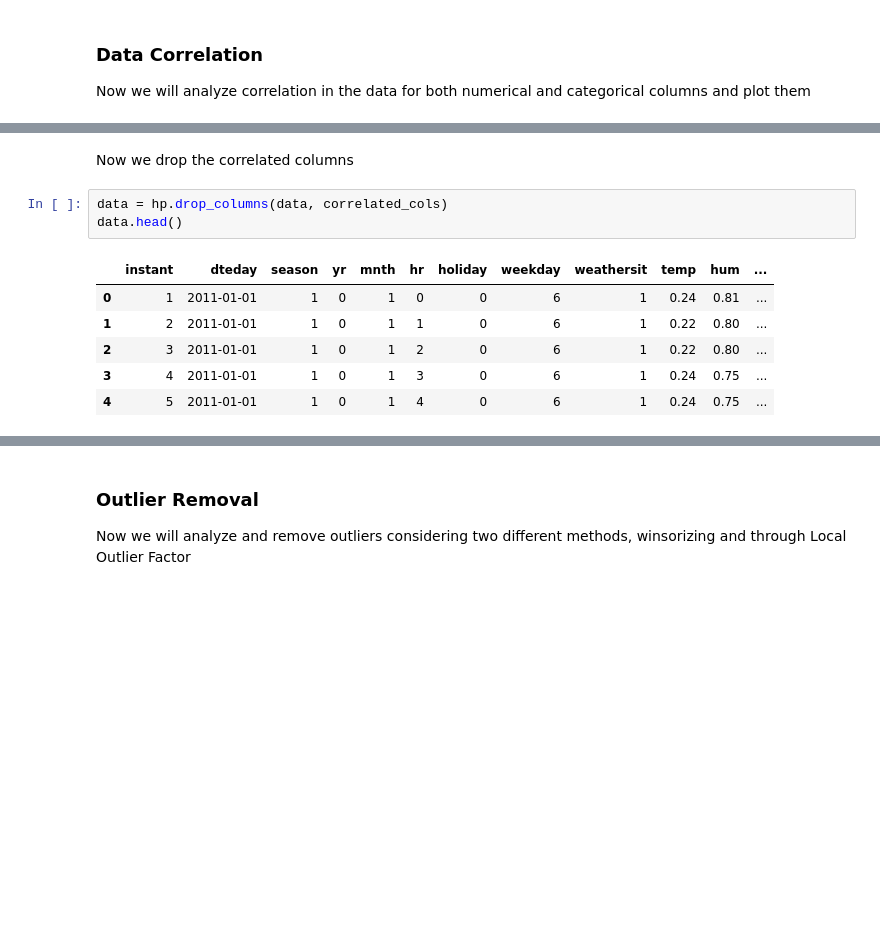
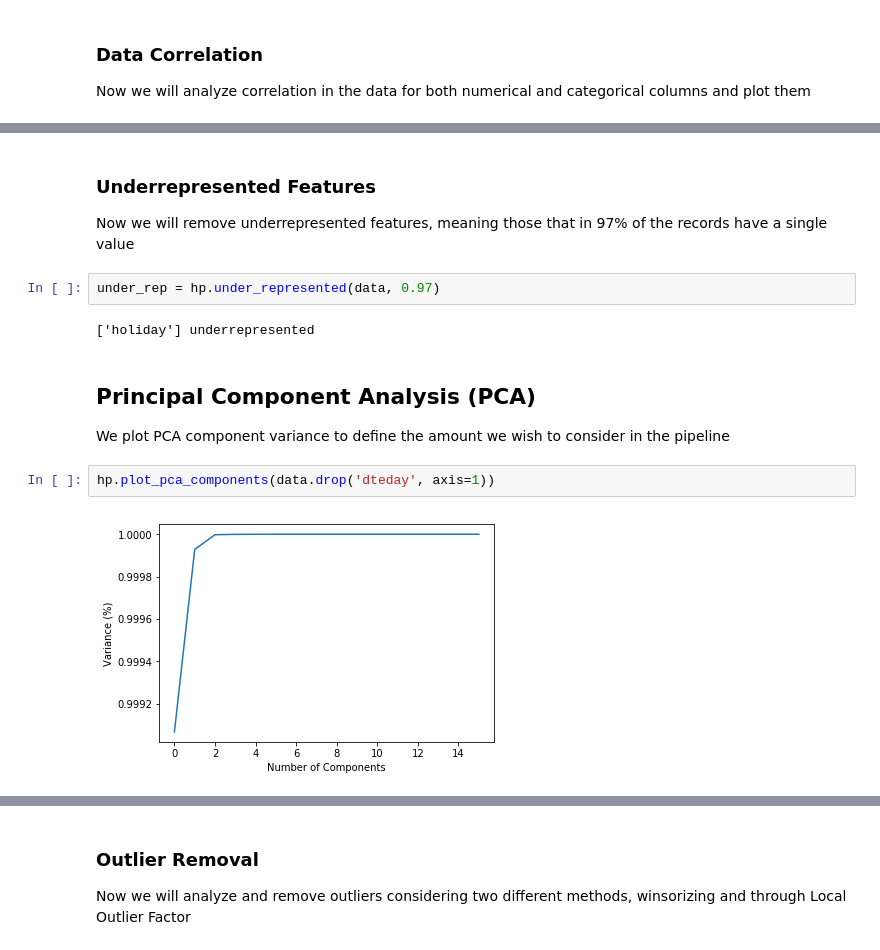
Before and after one commit to akoury/ml-helper, a Jupyter notebook: Regression.ipynb, the cells around one changed output, grey strips where cells are left out. Drawn from its saved outputs; the diff is of its cells as text; blank space fills up the shorter version.

```diff
--- a/Regression.ipynb
+++ b/Regression.ipynb
@@ -593,12 +413,16 @@ The following columns are correlated with a threshold of 0.9: ['workingday', 'at
-# %% [markdown]
-Now we drop the correlated columns
-# %%
-data = hp.drop_columns(data, correlated_cols)
-data.head()
-# %% [output]
-|  | instant | dteday | season | yr | mnth | hr | holiday | weekday | weathersit | temp | hum | ... |
-| 0 | 1 | 2011-01-01 | 1 | 0 | 1 | 0 | 0 | 6 | 1 | 0.24 | 0.81 | ... |
-| 1 | 2 | 2011-01-01 | 1 | 0 | 1 | 1 | 0 | 6 | 1 | 0.22 | 0.80 | ... |
-| 2 | 3 | 2011-01-01 | 1 | 0 | 1 | 2 | 0 | 6 | 1 | 0.22 | 0.80 | ... |
-| 3 | 4 | 2011-01-01 | 1 | 0 | 1 | 3 | 0 | 6 | 1 | 0.24 | 0.75 | ... |
-| 4 | 5 | 2011-01-01 | 1 | 0 | 1 | 4 | 0 | 6 | 1 | 0.24 | 0.75 | ... |
+# %% [markdown]
+### Underrepresented Features
+
+Now we will remove underrepresented features, meaning those that in 97% of the records have a single value
+# %%
+under_rep = hp.under_represented(data, 0.97)
+# %% [output]
+['holiday'] underrepresented
+# %% [markdown]
+## Principal Component Analysis (PCA)
+
+We plot PCA component variance to define the amount we wish to consider in the pipeline
+# %%
+hp.plot_pca_components(data.drop('dteday', axis=1))
+# %% [output]
+[figure, added]
```
Also changed, not shown: parts of 60 cells of this notebook, 3 other files.
